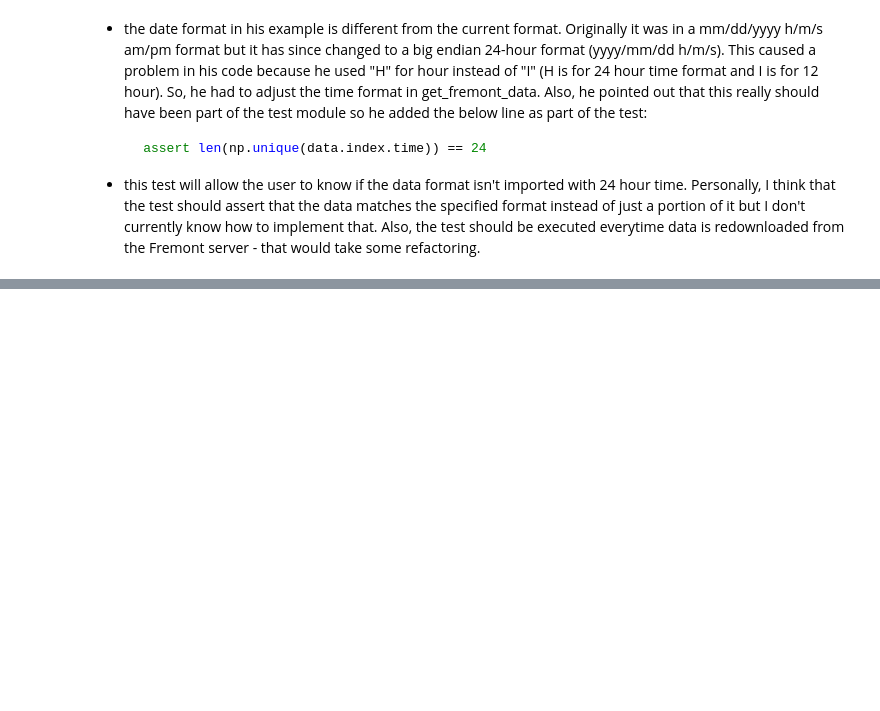
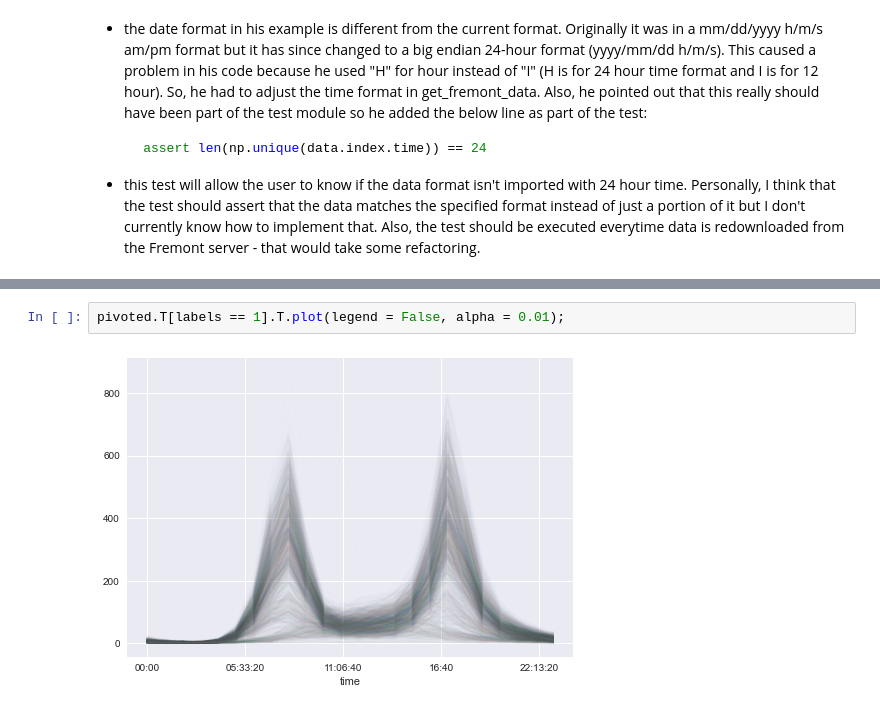
Before and after one commit to robbdunlap/jakevdp_example, a Jupyter notebook: unsupervised_clustering_analysis.ipynb, the cells around one changed output, grey strips where cells are left out. Drawn from its saved outputs; the diff is of its cells as text; blank space fills up the shorter version.

```diff
--- a/unsupervised_clustering_analysis.ipynb
+++ b/unsupervised_clustering_analysis.ipynb
@@ -377,0 +417,4 @@ test_obj.y
+# %%
+pivoted.T[labels == 1].T.plot(legend = False, alpha = 0.01);
+# %% [output]
+[figure, added]
```
Also changed, not shown: parts of 22 cells of this notebook.
